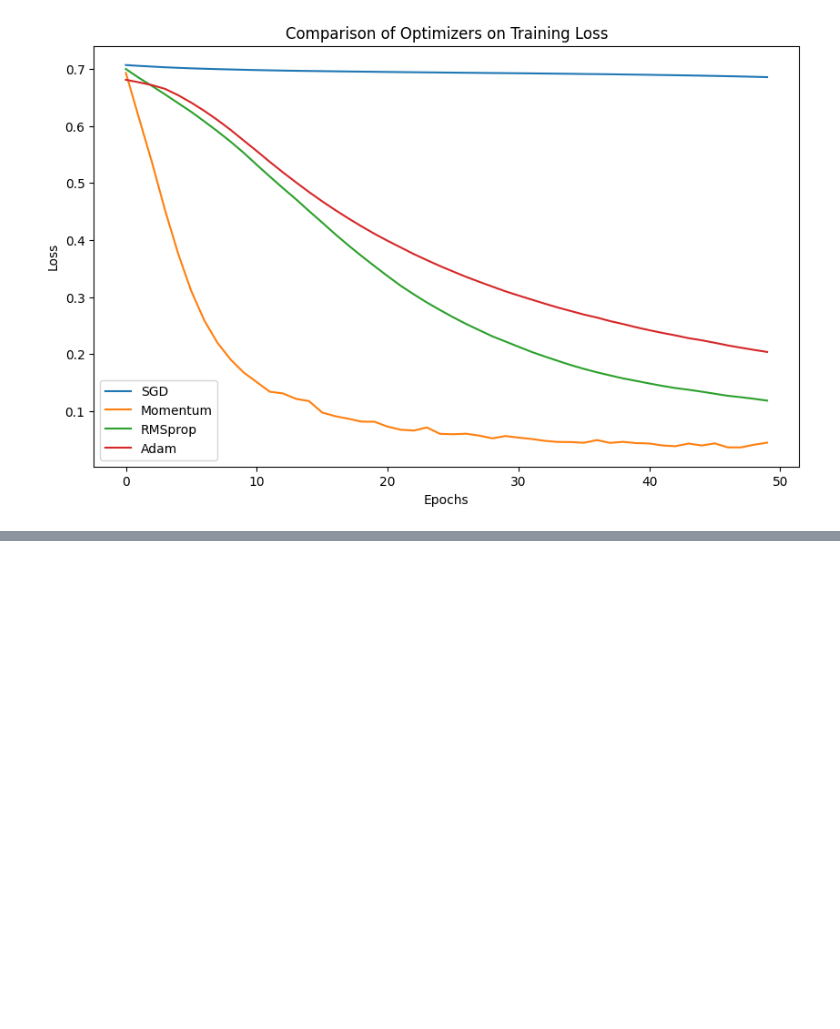
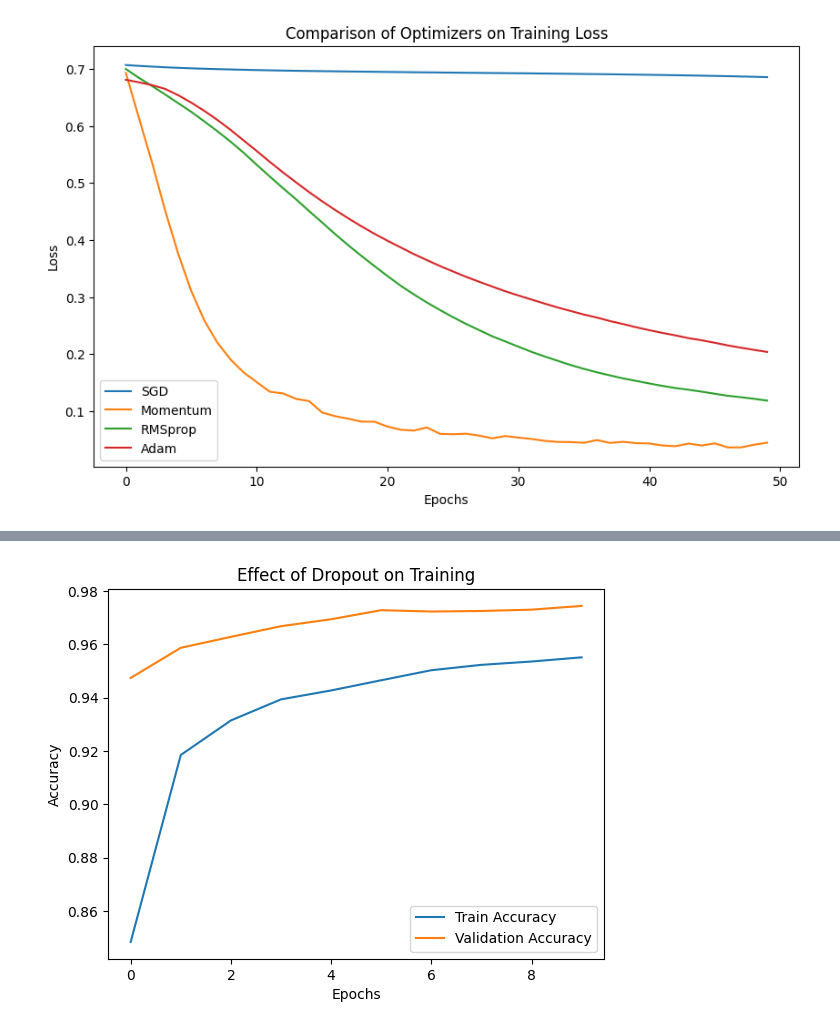
Before and after one commit to imajdadi/GenAiMachineBootcamp, a Jupyter notebook: GenAiMachineBootcamp/Week4/Day2/Cours/cours.ipynb, the cells around one changed output, grey strips where cells are left out. Cells and saved outputs as stored; diff of their text form; code cells hidden in the pictures; blank space fills up the shorter version.

```diff
--- a/GenAiMachineBootcamp/Week4/Day2/Cours/cours.ipynb
+++ b/GenAiMachineBootcamp/Week4/Day2/Cours/cours.ipynb
@@ -54,3 +52,48 @@ Training with Momentum optimizer...
 Training with RMSprop optimizer...
 Training with Adam optimizer...
 [figure]
+# %%
+import tensorflow as tf
+from tensorflow.keras import layers, models
+from tensorflow.keras.datasets import mnist
+from tensorflow.keras.utils import to_categorical
+import matplotlib.pyplot as plt
+
+# Load MNIST dataset (handwritten digits)
+(x_train, y_train), (x_test, y_test) = mnist.load_data()
+
+# Normalize pixel values to [0,1]
+x_train, x_test = x_train / 255.0, x_test / 255.0
+
+# Flatten images from 28x28 to 784
+x_train = x_train.reshape(-1, 784)
+x_test = x_test.reshape(-1, 784)
+
+# One-hot encode labels
+y_train = to_categorical(y_train, 10)
+y_test = to_categorical(y_test, 10)
+
+# Define the model with Dropout
+model = models.Sequential([
+    layers.Dense(128, activation='relu', input_shape=(784,)),
+    layers.Dropout(0.5),  # Dropout with 50% probability
+    layers.Dense(64, activation='relu'),  # Add another hidden layer
+    layers.Dropout(0.3),  # Dropout with 30% probability
+    layers.Dense(10, activation='softmax')  # Output layer
+])
+
+# Compile the model
+model.compile(optimizer='adam', loss='categorical_crossentropy', metrics=['accuracy'])
+
+# Train the model
+history = model.fit(x_train, y_train, epochs=10, batch_size=32, validation_data=(x_test, y_test))
+
+# Plot training and validation accuracy
+plt.plot(history.history['accuracy'], label='Train Accuracy')
+plt.plot(history.history['val_accuracy'], label='Validation Accuracy')
+plt.xlabel('Epochs')
+plt.ylabel('Accuracy')
+plt.title('Effect of Dropout on Training')
+plt.legend()
+plt.show()
+# %% [output]
@@ -56,0 +120 @@ Training with Adam optimizer...
+[figure, added]
```
Also changed, not shown: parts of 4 cells of this notebook, 5 other files.
